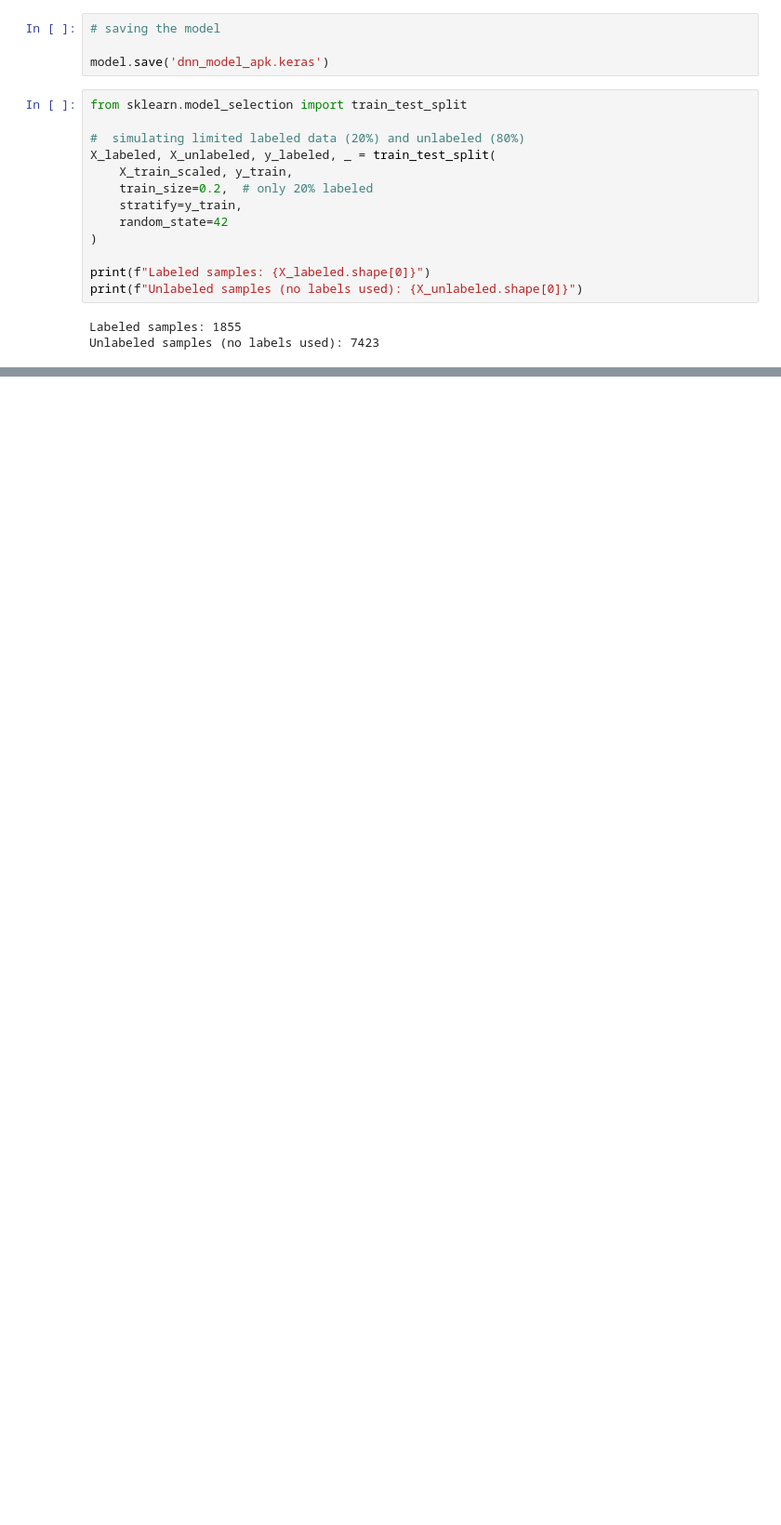
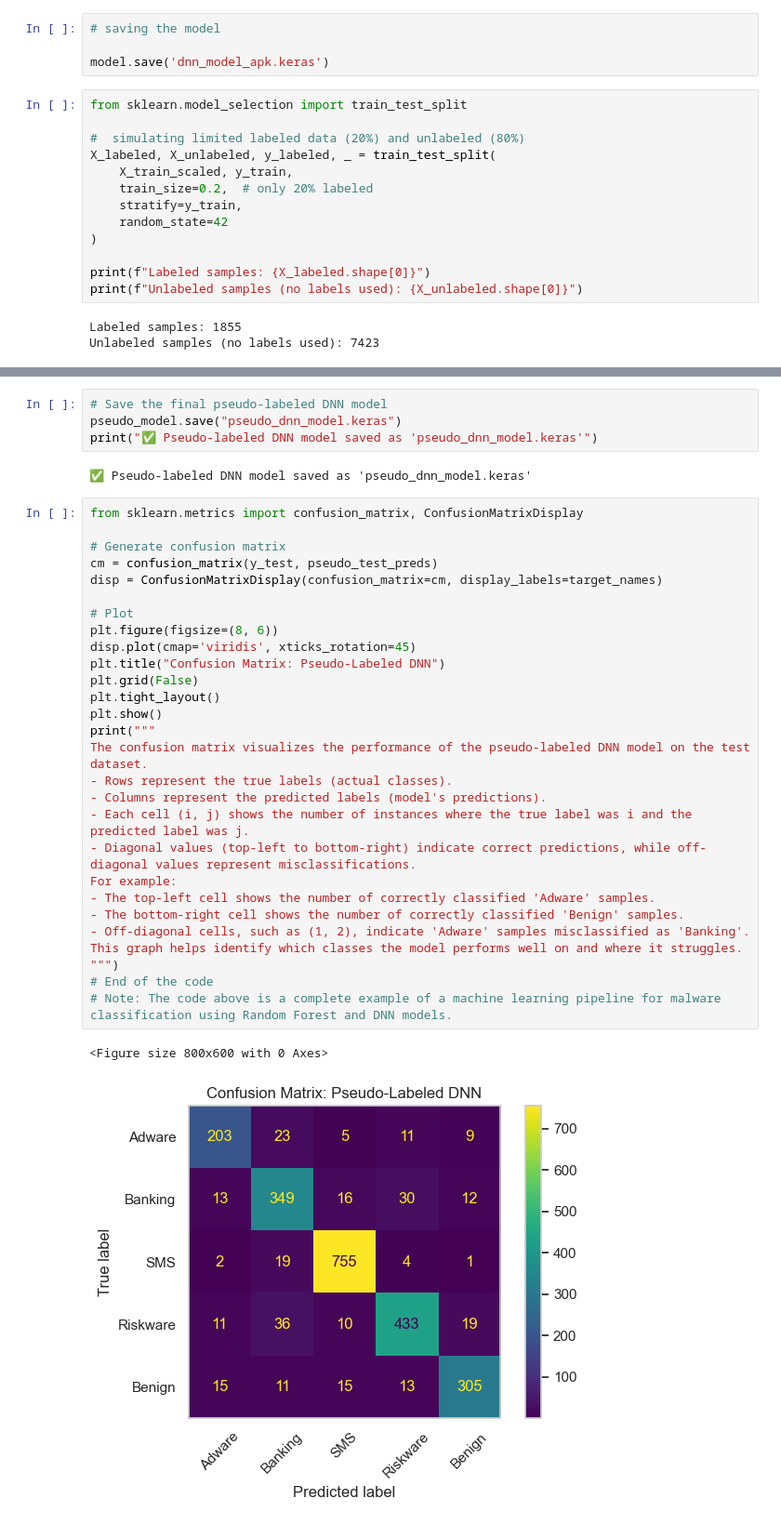
Before and after one commit to DankyiBenjamin/apk_ml_model, a Jupyter notebook: apk_malware.ipynb, the cells around one changed output, grey strips where cells are left out. Shown at 93% size. Drawn from its saved outputs; the diff is of its cells as text; blank space fills up the shorter version.

```diff
--- a/apk_malware.ipynb
+++ b/apk_malware.ipynb
@@ -453,0 +578,37 @@ Selected 6043 high-confidence pseudo-labeled samples ✅
+# %%
+# Save the final pseudo-labeled DNN model
+pseudo_model.save("pseudo_dnn_model.keras")
+print("✅ Pseudo-labeled DNN model saved as 'pseudo_dnn_model.keras'")
+# %% [output]
+✅ Pseudo-labeled DNN model saved as 'pseudo_dnn_model.keras'
+# %%
+from sklearn.metrics import confusion_matrix, ConfusionMatrixDisplay
+
+# Generate confusion matrix
+cm = confusion_matrix(y_test, pseudo_test_preds)
+disp = ConfusionMatrixDisplay(confusion_matrix=cm, display_labels=target_names)
+
+# Plot
+plt.figure(figsize=(8, 6))
+disp.plot(cmap='viridis', xticks_rotation=45)
+plt.title("Confusion Matrix: Pseudo-Labeled DNN")
+plt.grid(False)
+plt.tight_layout()
+plt.show()
+print("""
+The confusion matrix visualizes the performance of the pseudo-labeled DNN model on the test dataset.
+- Rows represent the true labels (actual classes).
+- Columns represent the predicted labels (model's predictions).
+- Each cell (i, j) shows the number of instances where the true label was i and the predicted label was j.
+- Diagonal values (top-left to bottom-right) indicate correct predictions, while off-diagonal values represent misclassifications.
+For example:
+- The top-left cell shows the number of correctly classified 'Adware' samples.
+- The bottom-right cell shows the number of correctly classified 'Benign' samples.
+- Off-diagonal cells, such as (1, 2), indicate 'Adware' samples misclassified as 'Banking'.
+This graph helps identify which classes the model performs well on and where it struggles.
+""")
+# End of the code
+# Note: The code above is a complete example of a machine learning pipeline for malware classification using Random Forest and DNN models.
+# %% [output]
+<Figure size 800x600 with 0 Axes>
+[figure, added]
```
Also changed, not shown: parts of 10 cells of this notebook, 12 other files.
